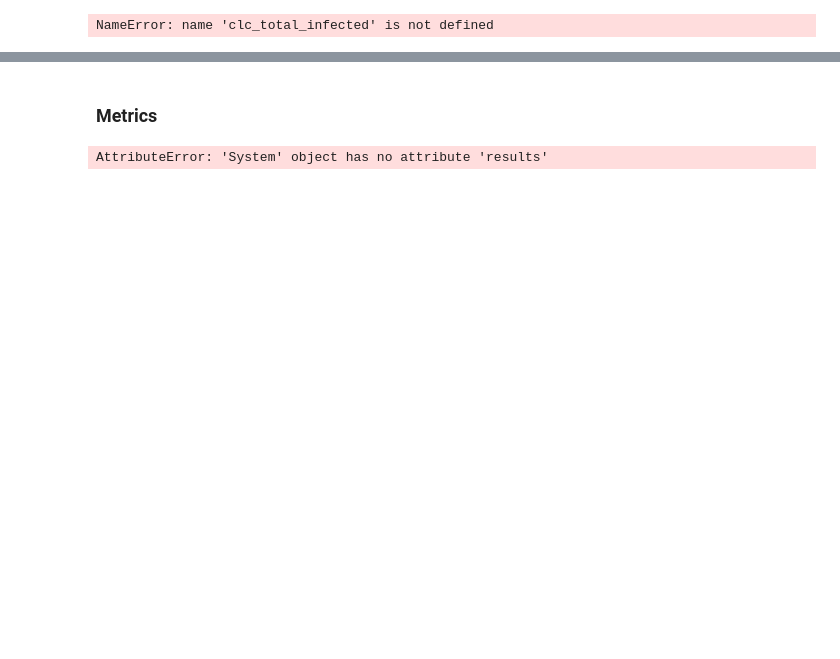
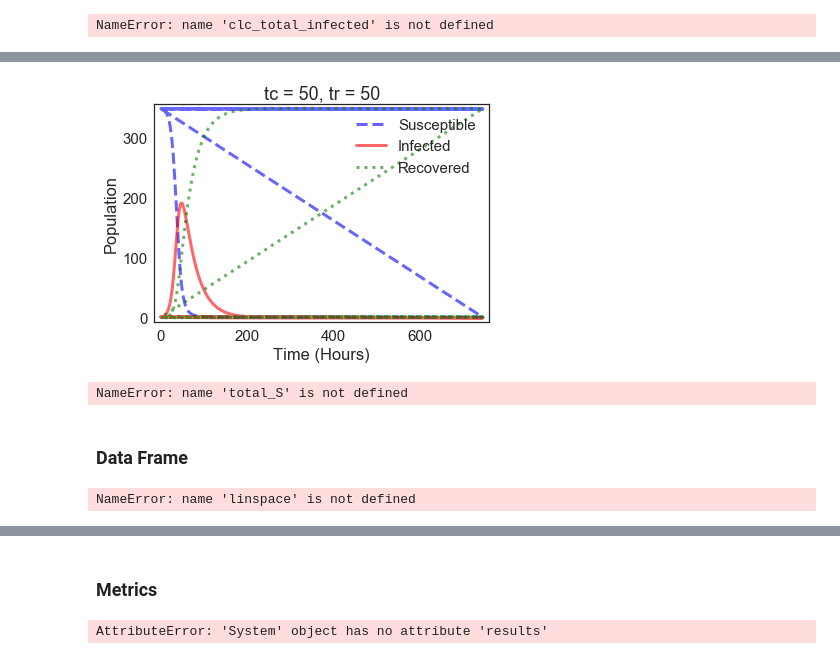
Before and after one commit to kthaitang/ModSimPy, a Jupyter notebook: code/MemeProject.ipynb, the cells around one changed output, grey strips where cells are left out. Cells and saved outputs as stored; diff of their text form; code cells hidden in the pictures; blank space fills up the shorter version.

Commit message:
adding meme project

```diff
--- a/code/MemeProject.ipynb
+++ b/code/MemeProject.ipynb
@@ -218,0 +224,43 @@ for p1 in p1_array:
+# %%
+#testing 10/25/17
+p2_array = linspace(1,51,5)
+
+for p2 in p2_array:
+    tc2 = p2      # time between contacts in hours
+    tr2 = 30     # recovery time in hours
+
+    beta2 = 1 / tc2      # contact rate in per hour
+    gamma2 = 1 / tr2     # recovery rate in per hour
+
+    system = make_system(beta2 /5, gamma2)
+    system = run_simulation(system, update1)
+
+
+
+    plot_results(system.S, system.I, system.R)
+    #savefig('Meme-fig01.pdf')
+# %% [output]
+[figure, added]
+# %%
+#testing 10/25/17
+p3_array = linspace(1,51,5)
+#parameter sweep for
+for p3 in p3_array:
+    tc3 = p3      # time between contacts in hours
+
+    beta3 = 1 / tc3      # contact rate in per hour
+    gamma3 = 1 / 30     # recovery rate in per hour
+
+    system = make_system(beta3, gamma2)
+    system = run_simulation(system, update1)
+
+    total_S += system.S
+    toatl_I += system.I
+    total_R += system.R
+
+    plot_results(system.S, system.I, system.R)
+    #savefig('Meme-fig01.pdf')
+# %% [output]
+NameError: name 'total_S' is not defined
+# %% [markdown]
+### Data Frame
@@ -218,0 +283,15 @@ for p1 in p1_array:
+# %%
+p1_array = linspace(1,51,5)
+
+for p1 in p1_array:
+    tc1 = p1      # time between contacts in hours
+    tr1 = 30     # recovery time in hours
+
+    beta1 = 1 / tc1      # contact rate in per hour
+    gamma1 = 1 / tr1     # recovery rate in per hour
+
+    sir = make_system(beta1, gamma1)
+    run_simulation(system, update1)
+    system.results.head()
+# %% [output]
+NameError: name 'linspace' is not defined
```
Also changed, not shown: parts of 6 cells of this notebook, 3 other files.
